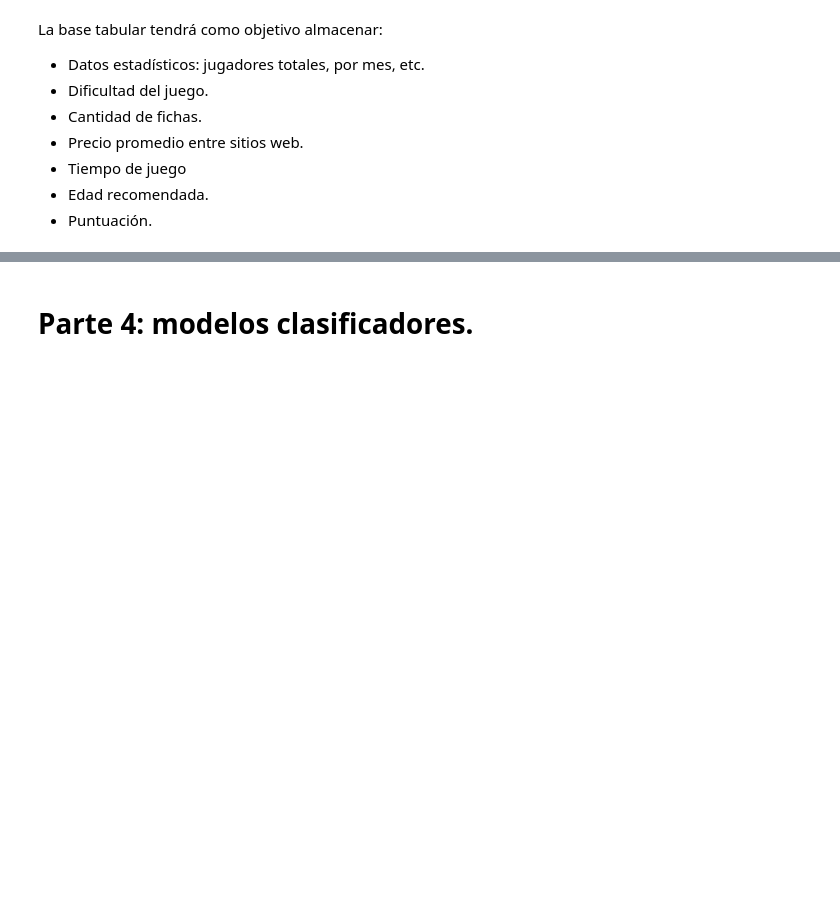
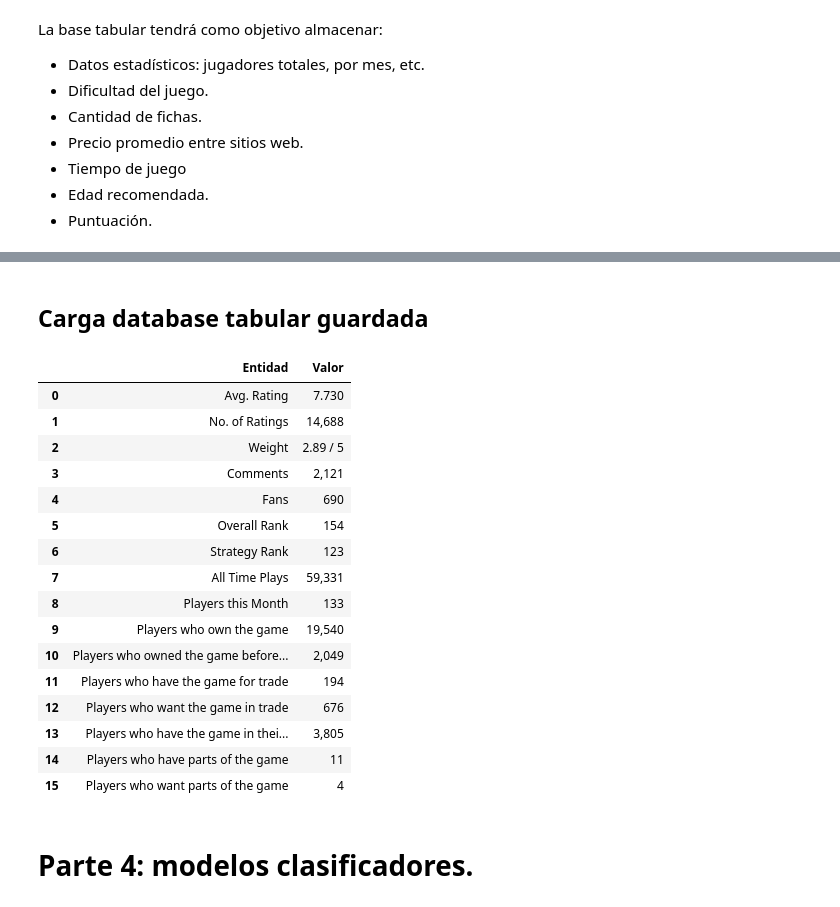
Before and after one commit to julilc/TUIA_NLP_Lopez_Ceratto_Julieta, a Jupyter notebook: TP_2.ipynb, the cells around one changed output, grey strips where cells are left out. Drawn from its saved outputs; the diff is of its cells as text; code cells hidden in the pictures; blank space fills up the shorter version.

```diff
--- a/TP_2.ipynb
+++ b/TP_2.ipynb
@@ -1523,3 +1720,27 @@ Name: count, dtype: int64
+# %% [markdown]
+## Carga database tabular guardada
+# %%
+df_valores = pd.read_csv('/content/tp-folder/database/tabular_db.csv')
+df_valores.drop(columns=['Unnamed: 0', 'Embedding'], inplace=True)
+df_valores
+# %% [output]
+|  | Entidad | Valor |
+| 0 | Avg. Rating | 7.730 |
+| 1 | No. of Ratings | 14,688 |
+| 2 | Weight | 2.89 / 5 |
+| 3 | Comments | 2,121 |
+| 4 | Fans | 690 |
+| 5 | Overall Rank | 154 |
+| 6 | Strategy Rank | 123 |
+| 7 | All Time Plays | 59,331 |
+| 8 | Players this Month | 133 |
+| 9 | Players who own the game | 19,540 |
+| 10 | Players who owned the game before... | 2,049 |
+| 11 | Players who have the game for trade | 194 |
+| 12 | Players who want the game in trade | 676 |
+| 13 | Players who have the game in thei... | 3,805 |
+| 14 | Players who have parts of the game | 11 |
+| 15 | Players who want parts of the game | 4 |
 # %% [markdown]
 # Parte 4: modelos clasificadores.
 # %% [markdown]
```
Also changed, not shown: parts of 82 cells of this notebook, 1 other file.
